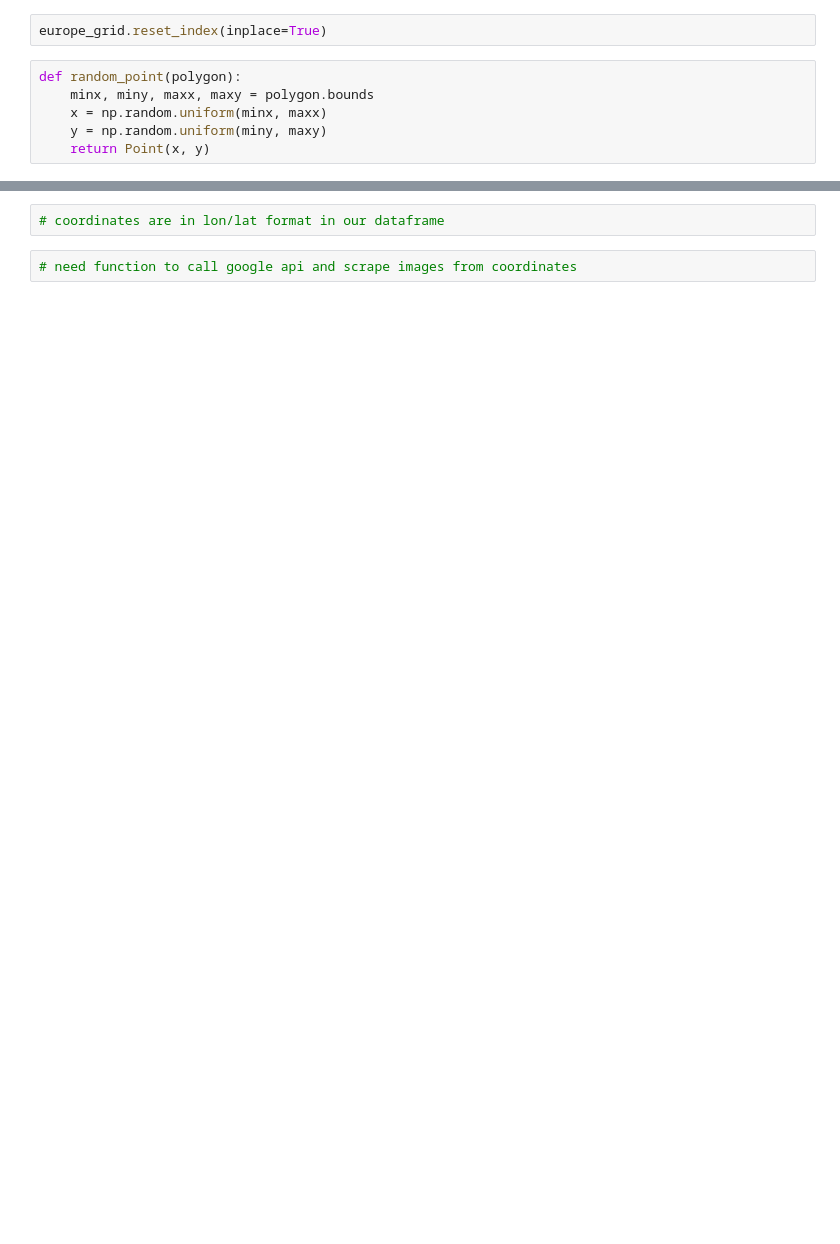
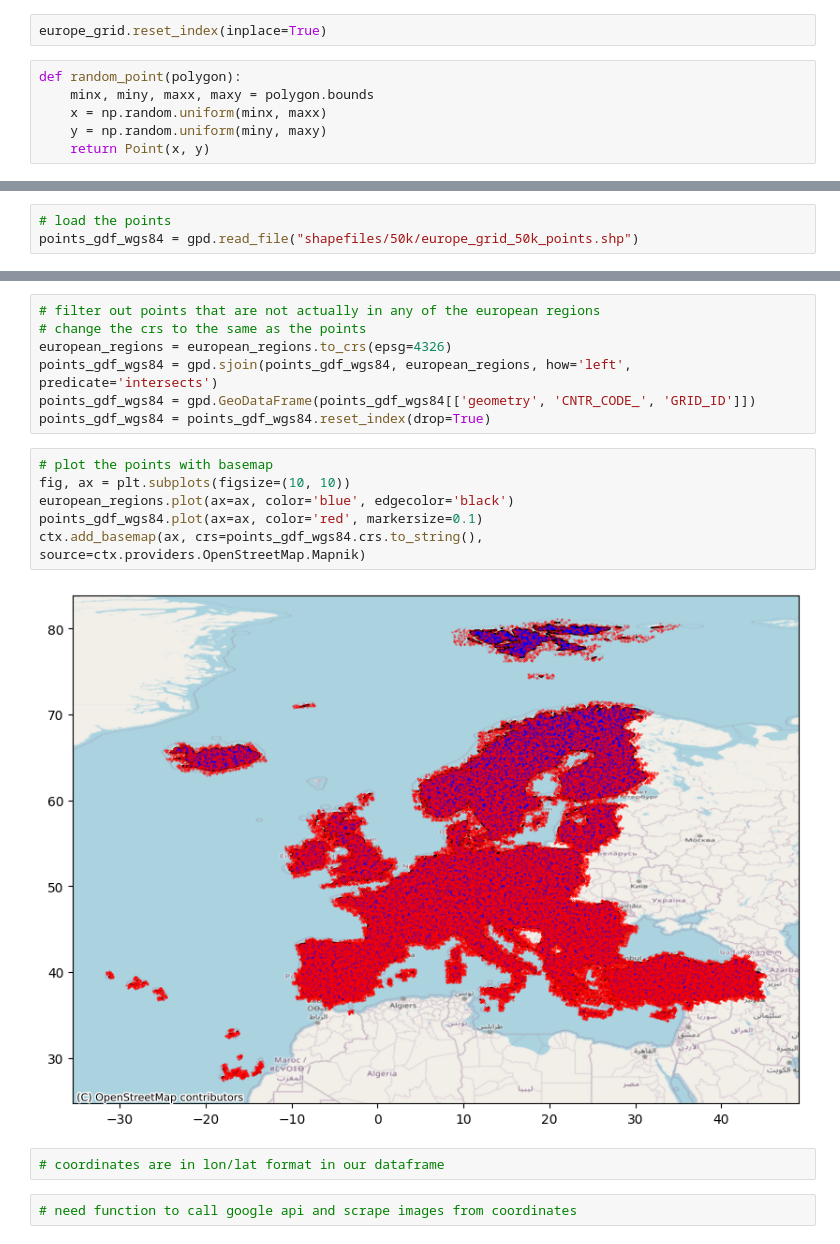
Before and after one commit to sebastianrohr/geocv, a Jupyter notebook: src/europe_iamges.ipynb, the cells around one changed output, grey strips where cells are left out. Cells and saved outputs as stored; diff of their text form; blank space fills up the shorter version.

```diff
--- a/src/europe_iamges.ipynb
+++ b/src/europe_iamges.ipynb
@@ -142,0 +137,3 @@ points_gdf_wgs84.shape
+# %%
+# load the points
+points_gdf_wgs84 = gpd.read_file("shapefiles/50k/europe_grid_50k_points.shp")
@@ -143,3 +149,18 @@ points_gdf_wgs84.shape
+# %%
+# filter out points that are not actually in any of the european regions
+# change the crs to the same as the points
+european_regions = european_regions.to_crs(epsg=4326)
+points_gdf_wgs84 = gpd.sjoin(points_gdf_wgs84, european_regions, how='left', predicate='intersects')
+points_gdf_wgs84 = gpd.GeoDataFrame(points_gdf_wgs84[['geometry', 'CNTR_CODE_', 'GRID_ID']])
+points_gdf_wgs84 = points_gdf_wgs84.reset_index(drop=True)
+# %%
+# plot the points with basemap
+fig, ax = plt.subplots(figsize=(10, 10))
+european_regions.plot(ax=ax, color='blue', edgecolor='black')
+points_gdf_wgs84.plot(ax=ax, color='red', markersize=0.1)
+ctx.add_basemap(ax, crs=points_gdf_wgs84.crs.to_string(), source=ctx.providers.OpenStreetMap.Mapnik)
+# %% [output]
+[figure, added]
 # %%
 # coordinates are in lon/lat format in our dataframe
 # %%
```
Also changed, not shown: parts of 20 cells of this notebook.
